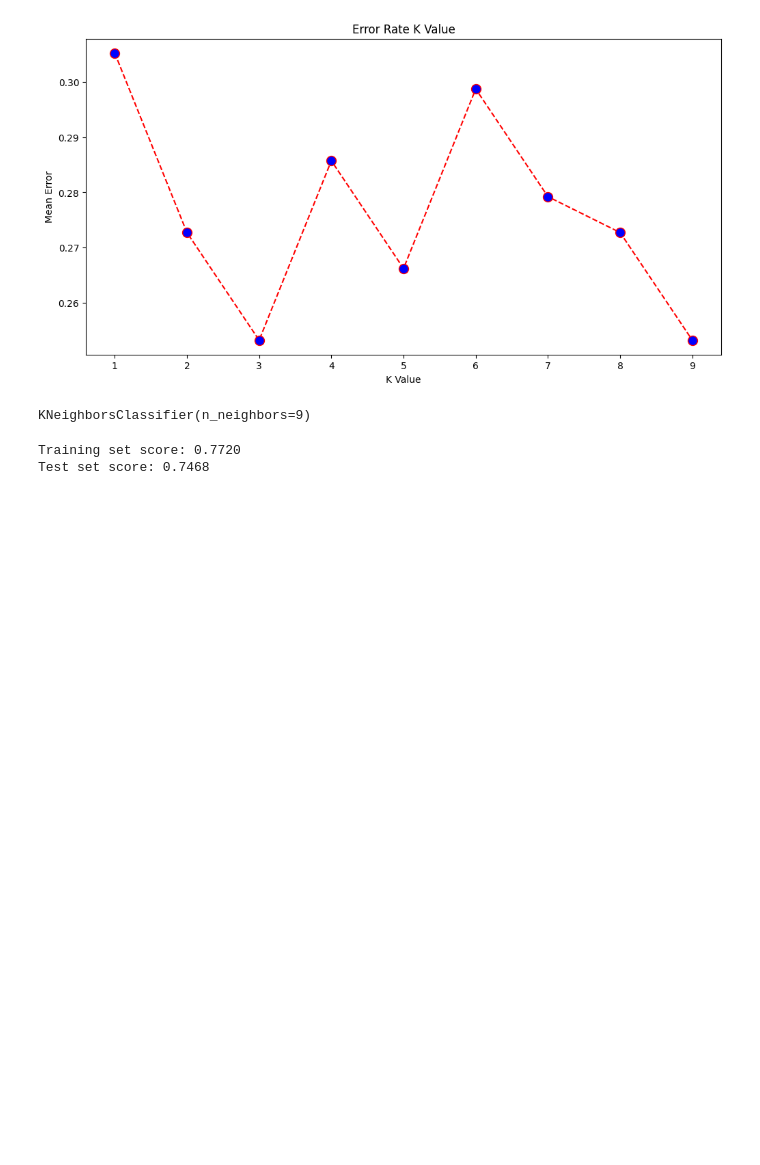
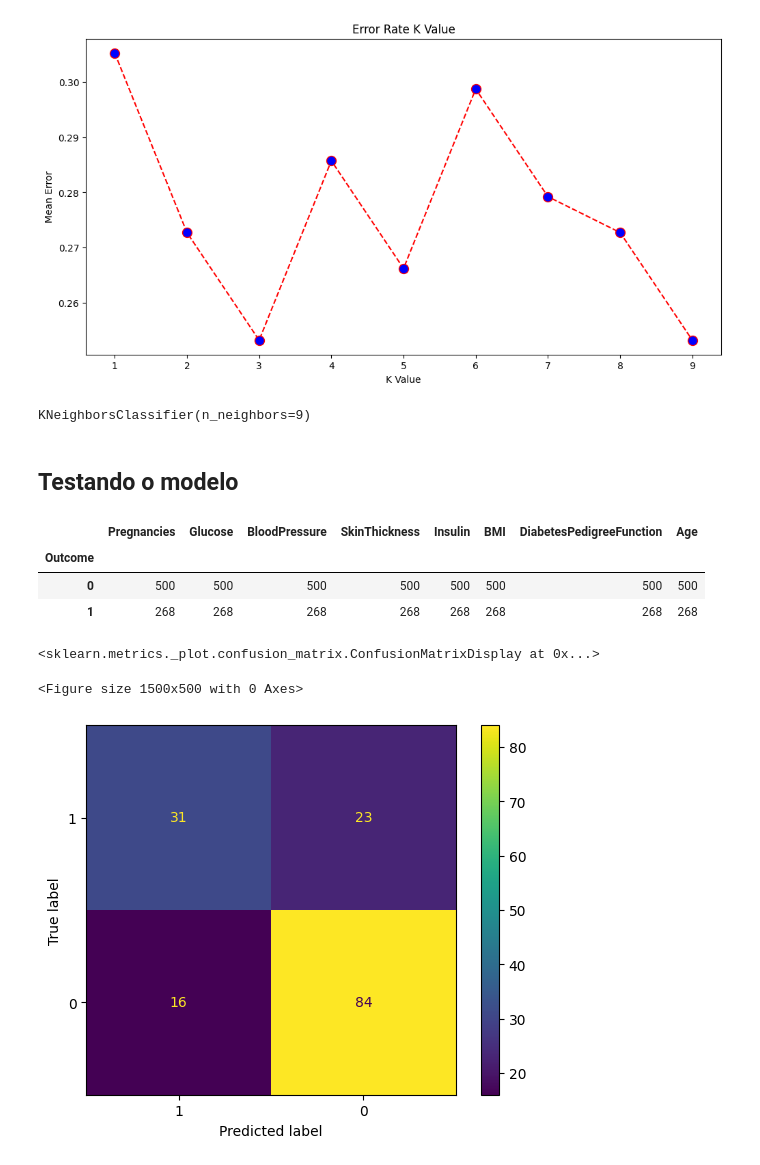
Before and after one commit to AngeloCRossi/tech_challenge_pos_tech_g22, a Jupyter notebook: Notebook.ipynb, the cells around one changed output. Saved outputs shown, nothing was run; the diff lists cells and outputs as text; code cells hidden in the pictures; blank space fills up the shorter version.

```diff
--- a/Notebook.ipynb
+++ b/Notebook.ipynb
@@ -191,16 +193,36 @@ plt.ylabel('Mean Error')
 Text(0, 0.5, 'Mean Error')
 [figure]
 # %%
-modelo_classificador = KNeighborsClassifier(n_neighbors=9)
+model = KNeighborsClassifier(n_neighbors=9)
 # %%
-modelo_classificador.fit(x_train, y_train)
+model.fit(x_train, y_train)
 # %% [output]
 KNeighborsClassifier(n_neighbors=9)
+# %% [markdown]
+## Testando o modelo
 # %%
-y_predicted = modelo_classificador.predict(x_test)
+y_predicted = model.predict(x_test)
-# %%
-print('Training set score: {:.4f}'.format(modelo_classificador.score(x_train, y_train)))
-print('Test set score: {:.4f}'.format(modelo_classificador.score(x_test, y_test)))
-# %% [output]
-Training set score: 0.7720
-Test set score: 0.7468
+# %%
+dataset.groupby('Outcome').count()
+# %% [output]
+|  | Pregnancies | Glucose | BloodPressure | SkinThickness | Insulin | BMI | DiabetesPedigreeFunction | Age |
+| Outcome |  |  |  |  |  |  |  |  |
+| 0 | 500 | 500 | 500 | 500 | 500 | 500 | 500 | 500 |
+| 1 | 268 | 268 | 268 | 268 | 268 | 268 | 268 | 268 |
+# %%
+from sklearn.metrics import confusion_matrix
+from sklearn.metrics import ConfusionMatrixDisplay
+
+confusion_matrix = confusion_matrix(y_true = y_test,
+                                   y_pred = y_predicted,
+                                   labels= [1, 0])
+
+figure = plt.figure(figsize=(15, 5))
+disp = ConfusionMatrixDisplay(confusion_matrix = confusion_matrix,
+                              display_labels= [1, 0])
+
+disp.plot(values_format='d')
+# %% [output]
+<sklearn.metrics._plot.confusion_matrix.ConfusionMatrixDisplay at 0x...>
+<Figure size 1500x500 with 0 Axes>
+[figure, added]
```
Also changed, not shown: parts of 12 cells of this notebook.
